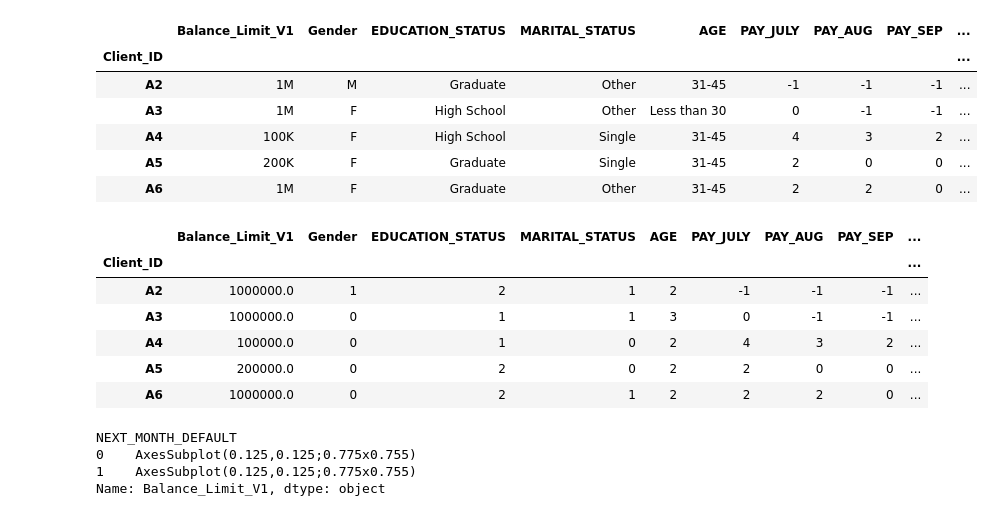
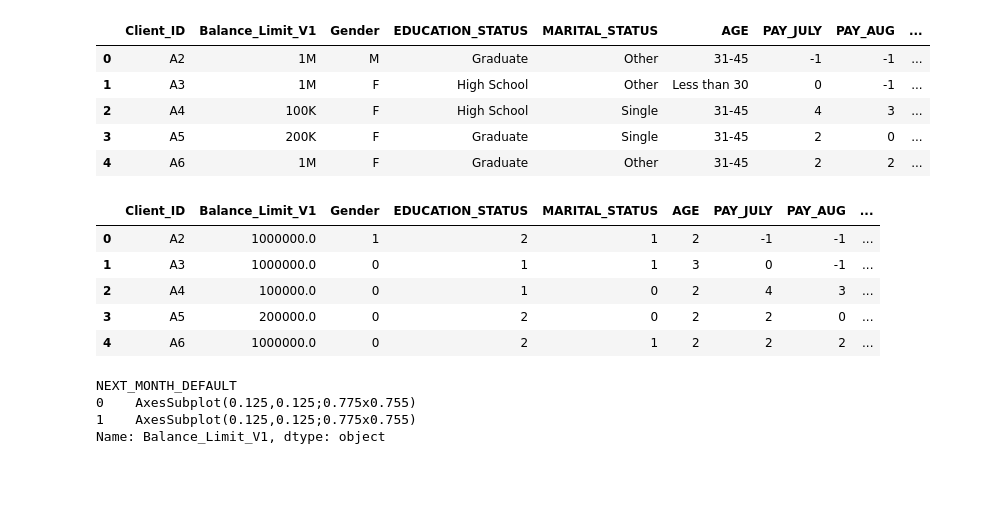
Before and after one commit to Prabha11/pre-datastorm-v1-0, a Jupyter notebook: pre_data_storm_visualization.ipynb, the cells around one changed output. Saved outputs shown, nothing was run; the diff lists cells and outputs as text; code cells hidden in the pictures; blank space fills up the shorter version.

```diff
--- a/pre_data_storm_visualization.ipynb
+++ b/pre_data_storm_visualization.ipynb
@@ -14,16 +10,15 @@ import numpy as np
 import pandas as pd
 # %%
 #read train data set
-df = pd.read_csv("drive/My Drive/FYP/dataset/credit_card_default_train.csv", index_col=0)
+df = pd.read_csv("drive/My Drive/FYP/dataset/credit_card_default_train.csv")
 df.head()
 # %% [output]
-|  | Balance_Limit_V1 | Gender | EDUCATION_STATUS | MARITAL_STATUS | AGE | PAY_JULY | PAY_AUG | PAY_SEP | ... |
-| Client_ID |  |  |  |  |  |  |  |  | ... |
-| A2 | 1M | M | Graduate | Other | 31-45 | -1 | -1 | -1 | ... |
-| A3 | 1M | F | High School | Other | Less than 30 | 0 | -1 | -1 | ... |
-| A4 | 100K | F | High School | Single | 31-45 | 4 | 3 | 2 | ... |
-| A5 | 200K | F | Graduate | Single | 31-45 | 2 | 0 | 0 | ... |
-| A6 | 1M | F | Graduate | Other | 31-45 | 2 | 2 | 0 | ... |
+|  | Client_ID | Balance_Limit_V1 | Gender | EDUCATION_STATUS | MARITAL_STATUS | AGE | PAY_JULY | PAY_AUG | ... |
+| 0 | A2 | 1M | M | Graduate | Other | 31-45 | -1 | -1 | ... |
+| 1 | A3 | 1M | F | High School | Other | Less than 30 | 0 | -1 | ... |
+| 2 | A4 | 100K | F | High School | Single | 31-45 | 4 | 3 | ... |
+| 3 | A5 | 200K | F | Graduate | Single | 31-45 | 2 | 0 | ... |
+| 4 | A6 | 1M | F | Graduate | Other | 31-45 | 2 | 2 | ... |
 # %%
 #train data set pre processing
 
@@ -39,13 +34,12 @@ df.AGE.replace(['Less than 30', '31-45', '46-65','More than 65'], [3, 2, 1, 0],
 
 df.head()
 # %% [output]
-|  | Balance_Limit_V1 | Gender | EDUCATION_STATUS | MARITAL_STATUS | AGE | PAY_JULY | PAY_AUG | PAY_SEP | ... |
-| Client_ID |  |  |  |  |  |  |  |  | ... |
-| A2 | 1000000.0 | 1 | 2 | 1 | 2 | -1 | -1 | -1 | ... |
-| A3 | 1000000.0 | 0 | 1 | 1 | 3 | 0 | -1 | -1 | ... |
-| A4 | 100000.0 | 0 | 1 | 0 | 2 | 4 | 3 | 2 | ... |
-| A5 | 200000.0 | 0 | 2 | 0 | 2 | 2 | 0 | 0 | ... |
-| A6 | 1000000.0 | 0 | 2 | 1 | 2 | 2 | 2 | 0 | ... |
+|  | Client_ID | Balance_Limit_V1 | Gender | EDUCATION_STATUS | MARITAL_STATUS | AGE | PAY_JULY | PAY_AUG | ... |
+| 0 | A2 | 1000000.0 | 1 | 2 | 1 | 2 | -1 | -1 | ... |
+| 1 | A3 | 1000000.0 | 0 | 1 | 1 | 3 | 0 | -1 | ... |
+| 2 | A4 | 100000.0 | 0 | 1 | 0 | 2 | 4 | 3 | ... |
+| 3 | A5 | 200000.0 | 0 | 2 | 0 | 2 | 2 | 0 | ... |
+| 4 | A6 | 1000000.0 | 0 | 2 | 1 | 2 | 2 | 2 | ... |
 # %%
 df.groupby("NEXT_MONTH_DEFAULT").Balance_Limit_V1.plot(kind='kde')
 # %% [output]
```
Also changed, not shown: parts of 10 cells of this notebook.
